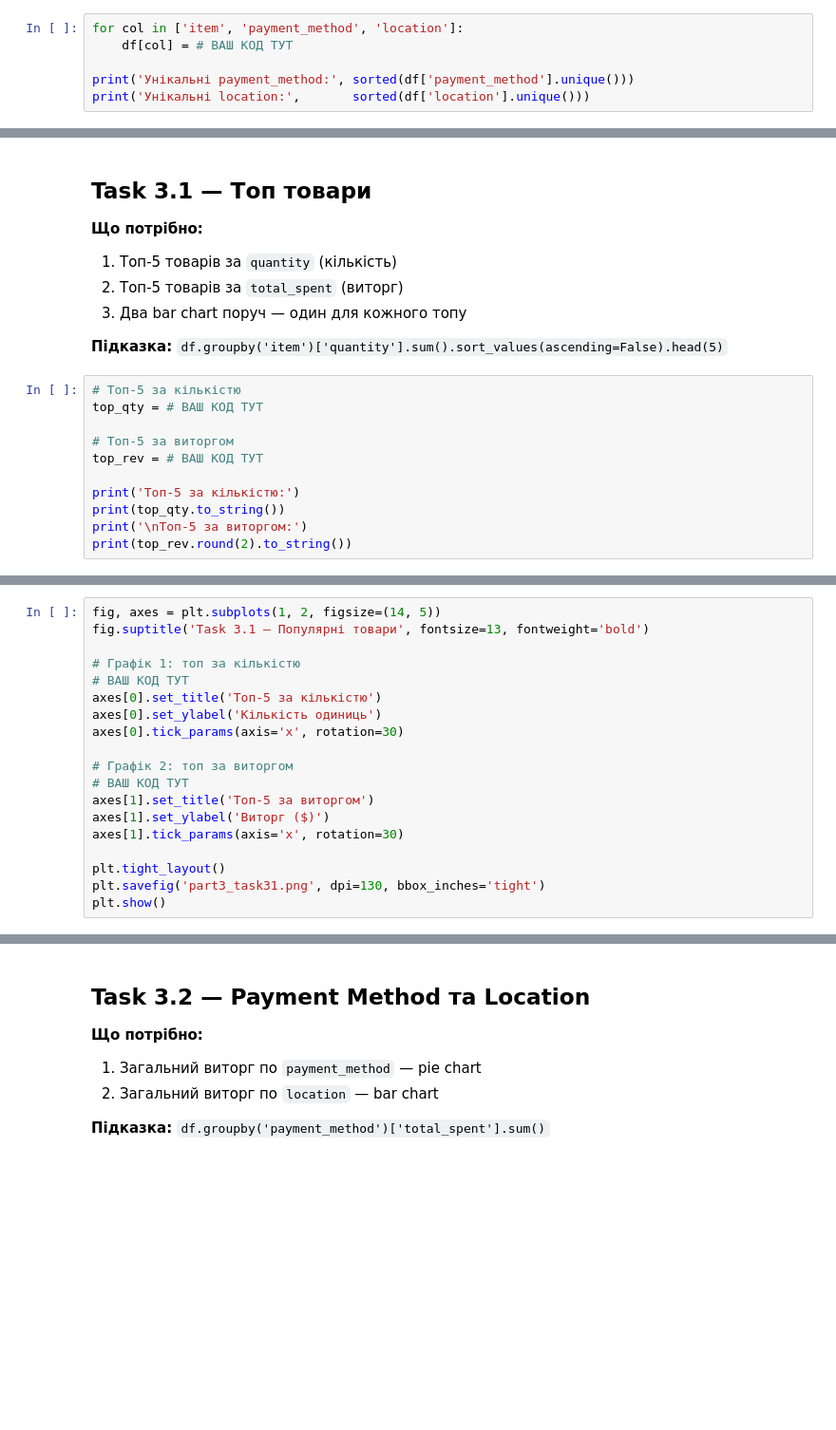
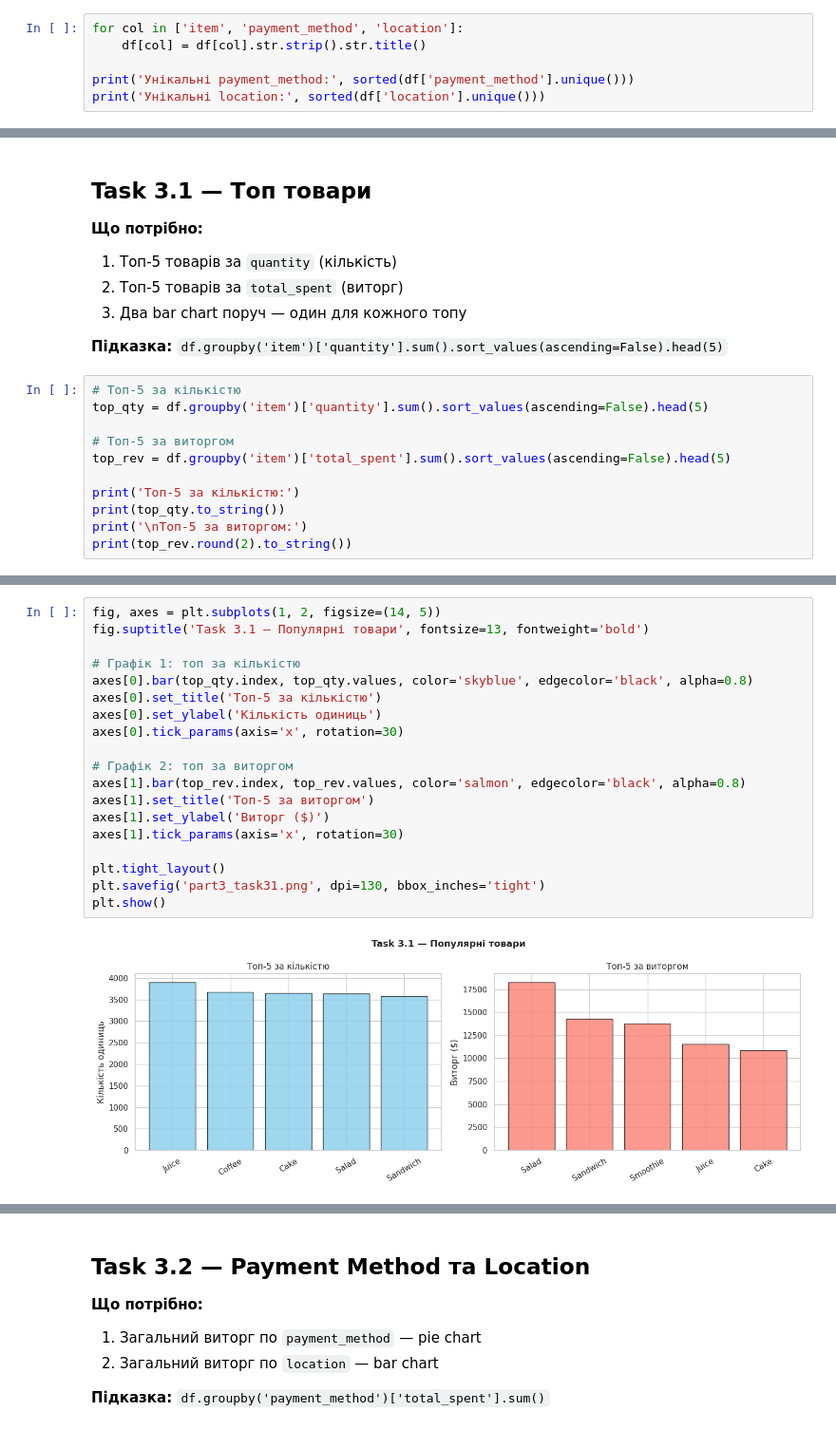
Before and after one commit to AllaYermilko/Analysis_Cafe_Sales, a Jupyter notebook: cafe_eda_workbook_version2.ipynb, the cells around one changed output, grey strips where cells are left out. Shown at 95% size. Saved outputs shown, nothing was run; the diff lists cells and outputs as text; blank space fills up the shorter version.

```diff
--- a/cafe_eda_workbook_version2.ipynb
+++ b/cafe_eda_workbook_version2.ipynb
@@ -673,8 +676,8 @@ print(f'Видалено рядків без дати: {before - len(df)}')
 - Кожне слово з великої літери (`.str.title()`)
 # %%
 for col in ['item', 'payment_method', 'location']:
-    df[col] = # ВАШ КОД ТУТ
+    df[col] = df[col].str.strip().str.title()
 
 print('Унікальні payment_method:', sorted(df['payment_method'].unique()))
-print('Унікальні location:',       sorted(df['location'].unique()))
+print('Унікальні location:', sorted(df['location'].unique()))
 # %% [output]
@@ -739,10 +747,10 @@ print(f'✓ Збережено: {FILE_OUT} — готовий для Tableau!')
 **Підказка:** `df.groupby('item')['quantity'].sum().sort_values(ascending=False).head(5)`
 # %%
 # Топ-5 за кількістю
-top_qty = # ВАШ КОД ТУТ
+top_qty = df.groupby('item')['quantity'].sum().sort_values(ascending=False).head(5)
 
 # Топ-5 за виторгом
-top_rev = # ВАШ КОД ТУТ
+top_rev = df.groupby('item')['total_spent'].sum().sort_values(ascending=False).head(5)
 
 print('Топ-5 за кількістю:')
 print(top_qty.to_string())
@@ -751,19 +775,21 @@ print(top_rev.round(2).to_string())
 # %%
 fig, axes = plt.subplots(1, 2, figsize=(14, 5))
 fig.suptitle('Task 3.1 — Популярні товари', fontsize=13, fontweight='bold')
 
 # Графік 1: топ за кількістю
-# ВАШ КОД ТУТ
+axes[0].bar(top_qty.index, top_qty.values, color='skyblue', edgecolor='black', alpha=0.8)
 axes[0].set_title('Топ-5 за кількістю')
 axes[0].set_ylabel('Кількість одиниць')
 axes[0].tick_params(axis='x', rotation=30)
 
 # Графік 2: топ за виторгом
-# ВАШ КОД ТУТ
+axes[1].bar(top_rev.index, top_rev.values, color='salmon', edgecolor='black', alpha=0.8)
 axes[1].set_title('Топ-5 за виторгом')
 axes[1].set_ylabel('Виторг ($)')
 axes[1].tick_params(axis='x', rotation=30)
 
 plt.tight_layout()
 plt.savefig('part3_task31.png', dpi=130, bbox_inches='tight')
 plt.show()
+# %% [output]
+[figure, added]
```
Also changed, not shown: parts of 19 cells of this notebook.
